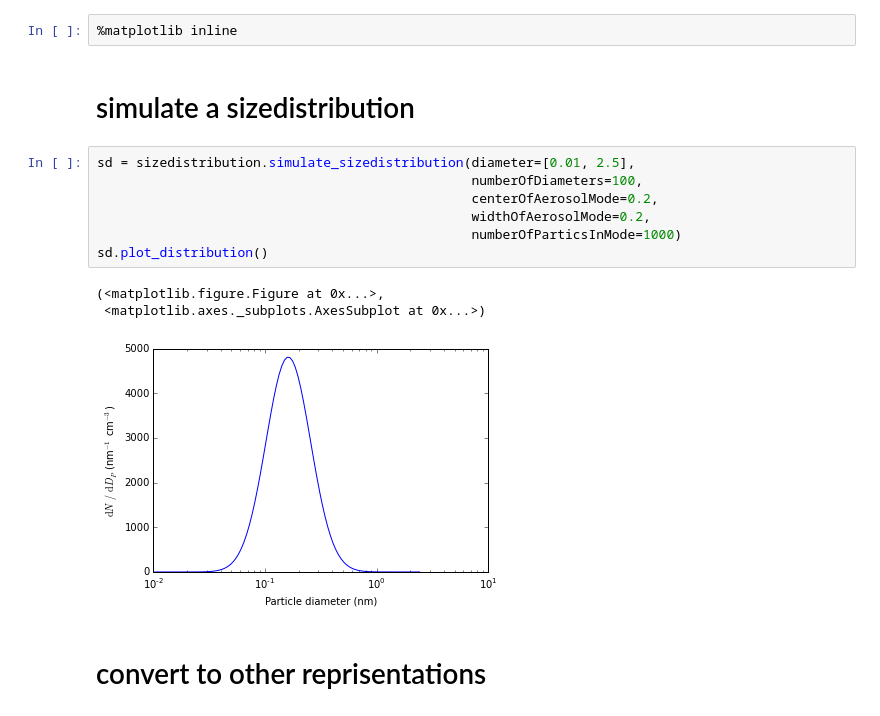
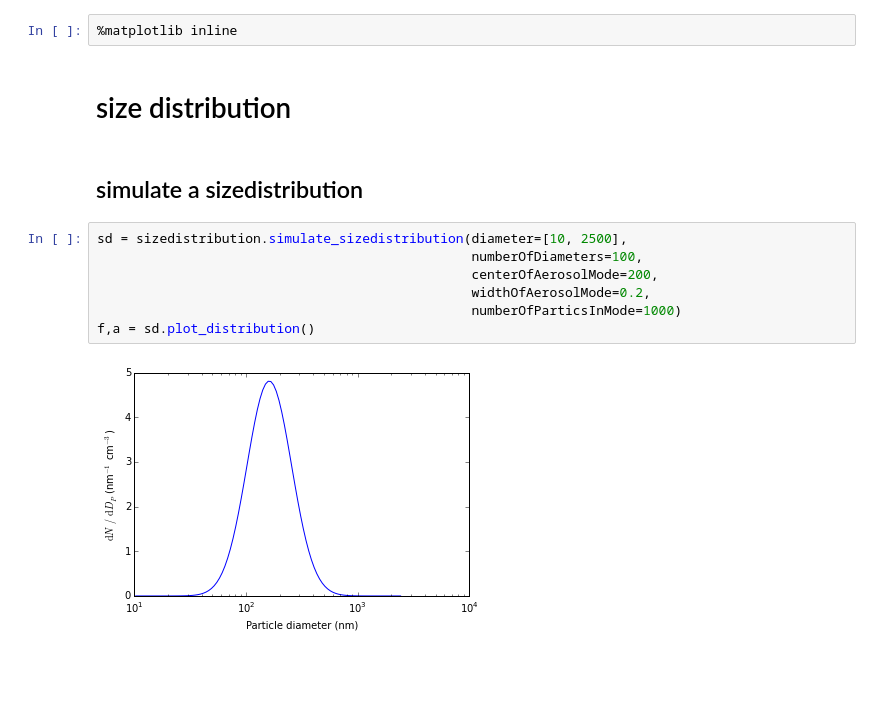
Before and after one commit to wblumberg/atm-py, a Jupyter notebook: examples/size_distribution.ipynb, the cells around one changed output. Saved outputs shown, nothing was run; the diff lists cells and outputs as text; blank space fills up the shorter version.

Commit message:
sizedistribution subclassing, simulating, plotting

```diff
--- a/examples/size_distribution.ipynb
+++ b/examples/size_distribution.ipynb
@@ -2,18 +2,16 @@
 from atmPy import sizedistribution
 # %%
 %matplotlib inline
+# %% [markdown]
+# size distribution
 # %% [markdown]
-# simulate a sizedistribution
+## simulate a sizedistribution
 # %%
-sd = sizedistribution.simulate_sizedistribution(diameter=[0.01, 2.5],
+sd = sizedistribution.simulate_sizedistribution(diameter=[10, 2500],
                                                 numberOfDiameters=100,
-                                                centerOfAerosolMode=0.2,
+                                                centerOfAerosolMode=200,
                                                 widthOfAerosolMode=0.2,
                                                 numberOfParticsInMode=1000)
-sd.plot_distribution()
+f,a = sd.plot_distribution()
 # %% [output]
-(<matplotlib.figure.Figure at 0x...>,
- <matplotlib.axes._subplots.AxesSubplot at 0x...>)
-[figure, old version]
+[figure, new version]
-# %% [markdown]
-# convert to other reprisentations
```
Also changed, not shown: parts of 11 cells of this notebook, 1 other file.
